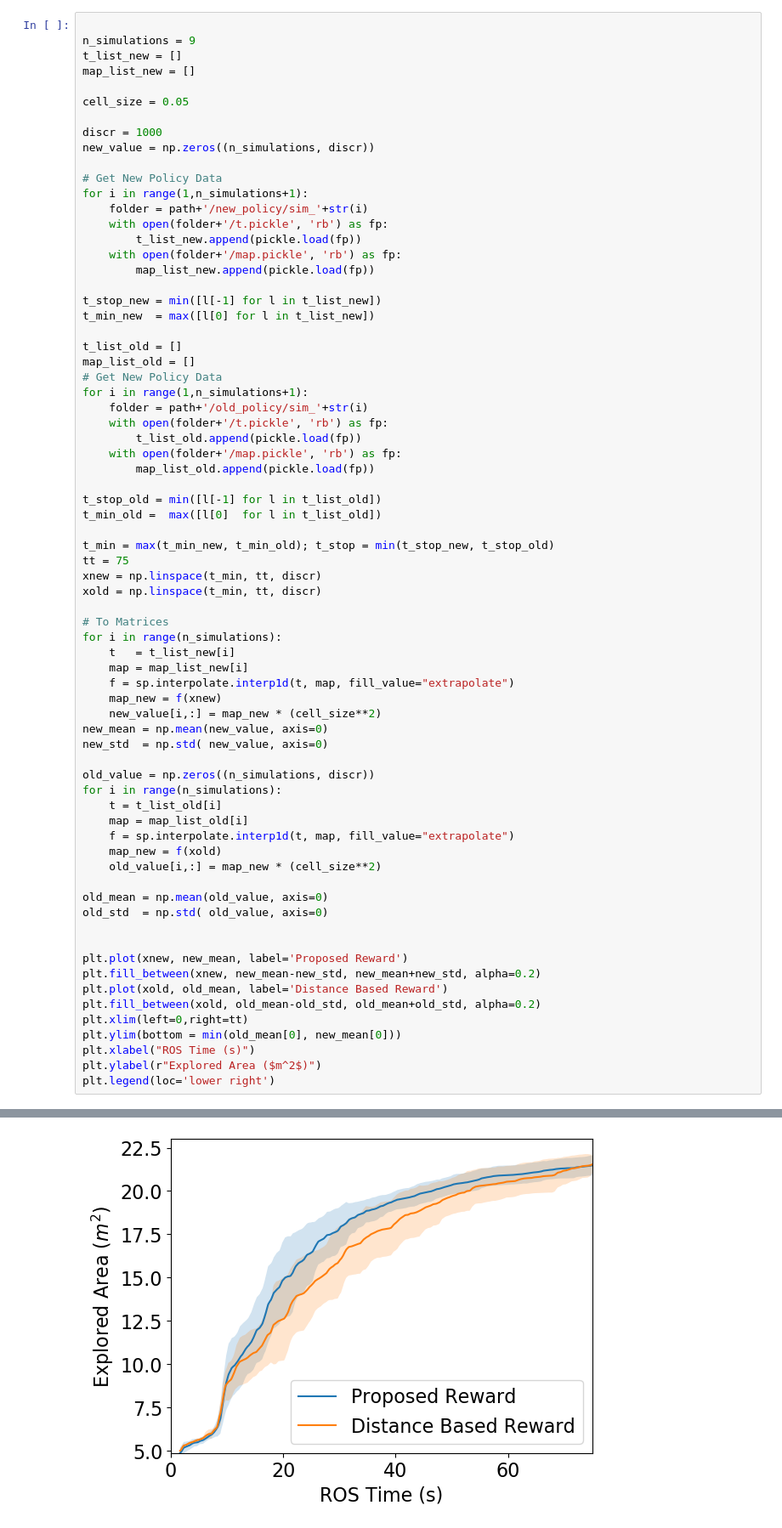
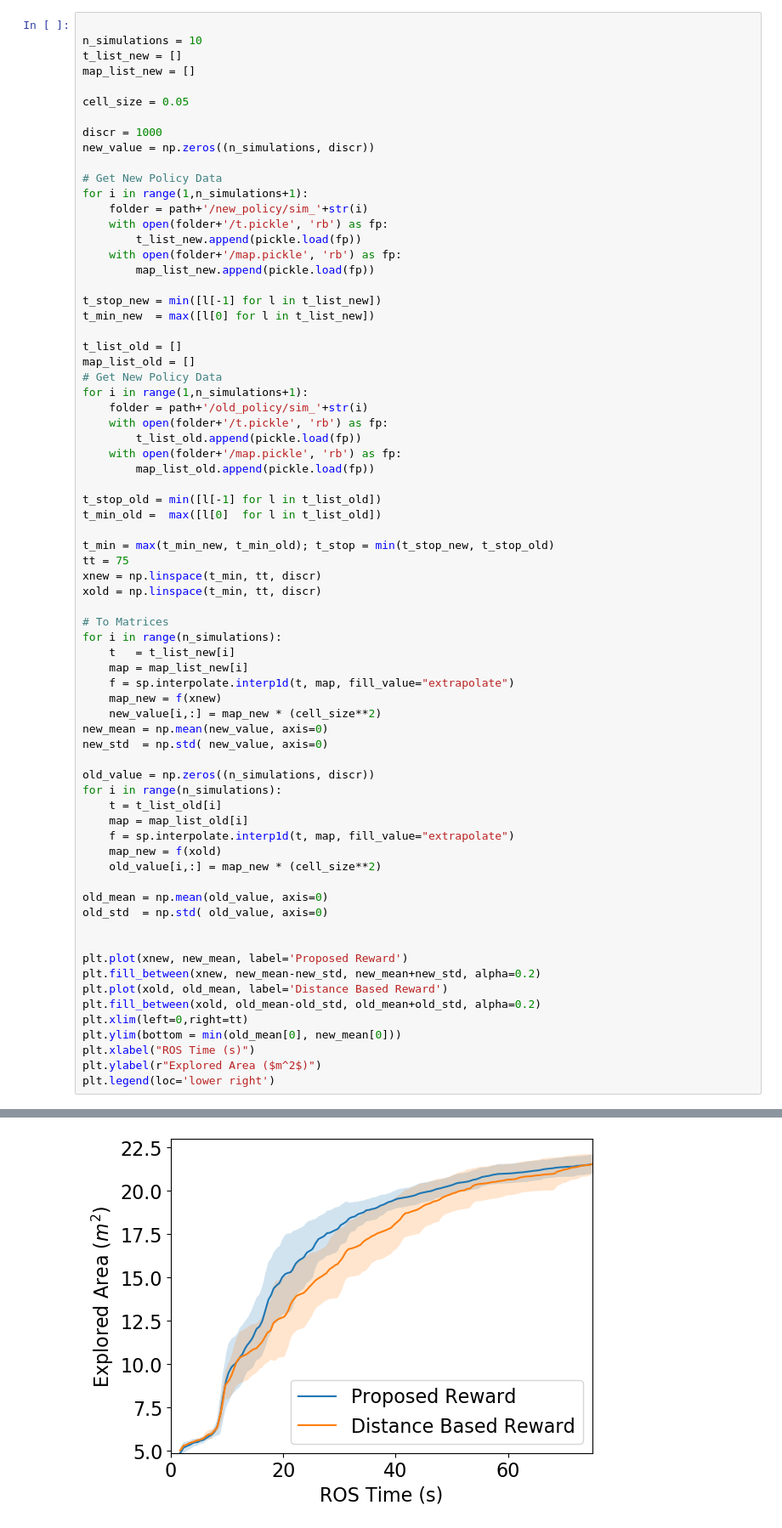
Before and after one commit to matteomastrogiuseppe/Multirobot-Exploration-and-Mapping, a Jupyter notebook: multi_explore/src/sim_data_multi/plot.ipynb, the cells around one changed output, grey strips where cells are left out. Shown: that part at 85% size. Cells and saved outputs as stored; diff of their text form.

```diff
--- a/multi_explore/src/sim_data_multi/plot.ipynb
+++ b/multi_explore/src/sim_data_multi/plot.ipynb
@@ -17,7 +17,7 @@ params = {"ytick.color" : "black",
 plt.rcParams.update(params)
 # %%
 
-n_simulations = 9
+n_simulations = 10
 t_list_new = []
 map_list_new = []
 
@@ -61,31 +61,31 @@ for i in range(n_simulations):
     map = map_list_new[i]
     f = sp.interpolate.interp1d(t, map, fill_value="extrapolate")
     map_new = f(xnew)
     new_value[i,:] = map_new * (cell_size**2)
 new_mean = np.mean(new_value, axis=0)
 new_std  = np.std( new_value, axis=0)
 
 old_value = np.zeros((n_simulations, discr))
 for i in range(n_simulations):
     t = t_list_old[i]
     map = map_list_old[i]
     f = sp.interpolate.interp1d(t, map, fill_value="extrapolate")
     map_new = f(xold)
     old_value[i,:] = map_new * (cell_size**2)
 
 old_mean = np.mean(old_value, axis=0)
 old_std  = np.std( old_value, axis=0)
 
 
 plt.plot(xnew, new_mean, label='Proposed Reward')
 plt.fill_between(xnew, new_mean-new_std, new_mean+new_std, alpha=0.2)
 plt.plot(xold, old_mean, label='Distance Based Reward')
 plt.fill_between(xold, old_mean-old_std, old_mean+old_std, alpha=0.2)
 plt.xlim(left=0,right=tt)
 plt.ylim(bottom = min(old_mean[0], new_mean[0]))
 plt.xlabel("ROS Time (s)")
 plt.ylabel(r"Explored Area ($m^2$)")
 plt.legend(loc='lower right')
 # %% [output]
 <matplotlib.legend.Legend at 0x...>
-[figure, old version]
+[figure, new version]
```
Also changed, not shown: 12 other files.
